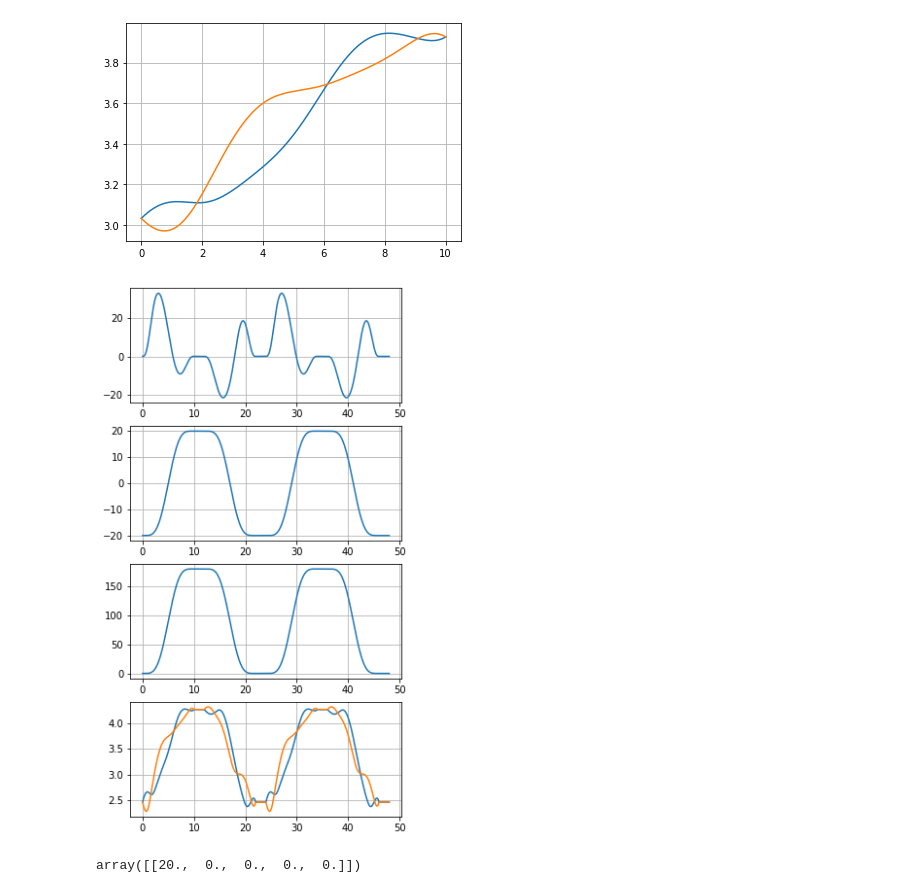
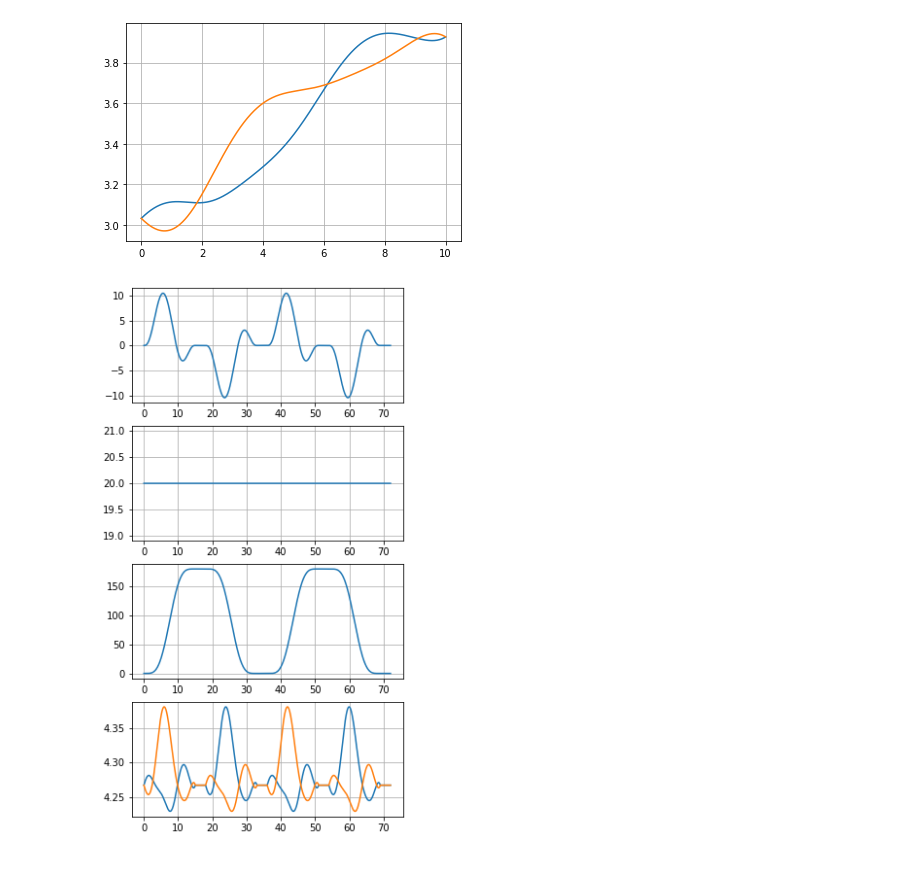
Before and after one commit to Rojetto/helicopter_thesis_code, a Jupyter notebook: scripts/plan_trajectory.ipynb, the cells around one changed output. Saved outputs shown, nothing was run; the diff lists cells and outputs as text; code cells hidden in the pictures.

Commit message:
Generate lambda trajectories for different eps

```diff
--- a/scripts/plan_trajectory.ipynb
+++ b/scripts/plan_trajectory.ipynb
@@ -126,34 +126,42 @@ savemat("../matlab/trajectories/pnp_t15.mat", traj2.to_dict())
 savemat("../matlab/trajectories/pnp_t10.mat", traj3.to_dict())
 savemat("../matlab/trajectories/pnp_t7_5.mat", traj4.to_dict())
 savemat("../matlab/trajectories/pnp_t12_5.mat", traj5.to_dict())
+# %%
+traj6 = generate_pick_and_place(elevation_min=-20.0, elevation_max=-20.0, move_time=15.0, pause_time=3)
+traj7 = generate_pick_and_place(elevation_min=-10.0, elevation_max=-10.0, move_time=15.0, pause_time=3)
+traj8 = generate_pick_and_place(elevation_min=0.0, elevation_max=0.0, move_time=15.0, pause_time=3)
+traj9 = generate_pick_and_place(elevation_min=10.0, elevation_max=10.0, move_time=15.0, pause_time=3)
+traj10 = generate_pick_and_place(elevation_min=20.0, elevation_max=20.0, move_time=15.0, pause_time=3)
+
+savemat("../matlab/trajectories/pnp_t15_eps-20.mat", traj6.to_dict())
+savemat("../matlab/trajectories/pnp_t15_eps-10.mat", traj7.to_dict())
+savemat("../matlab/trajectories/pnp_t15_eps0.mat", traj8.to_dict())
+savemat("../matlab/trajectories/pnp_t15_eps10.mat", traj9.to_dict())
+savemat("../matlab/trajectories/pnp_t15_eps20.mat", traj10.to_dict())
 # %%
 traj_only_eps = generate_pick_and_place(travel_distance=0, move_time=10)
 
 savemat("../matlab/trajectories/pnp_eps_t10", traj_only_eps.to_dict())
 # %%
-traj = traj3
+traj = traj10
 deg = np.pi / 180
 figure(figsize=(5, 10))
 
 subplot(411)
 plot(traj.t, traj.phi[:, 0] / deg)
 grid()
 
 subplot(412)
 plot(traj.t, traj.eps[:, 0] / deg)
 grid()
 
 subplot(413)
 plot(traj.t, traj.lamb[:, 0] / deg)
 grid()
 
 subplot(414)
 plot(traj.t, traj.vf[:, 0])
 plot(traj.t, traj.vb[:, 0])
 grid()
 # %% [output]
-[figure, old version]
+[figure, new version]
-# %%
-traj_planner.generate().eps / np.pi * 180
-# %% [output]
-array([[20.,  0.,  0.,  0.,  0.]])
```
Also changed, not shown: 10 other files.
